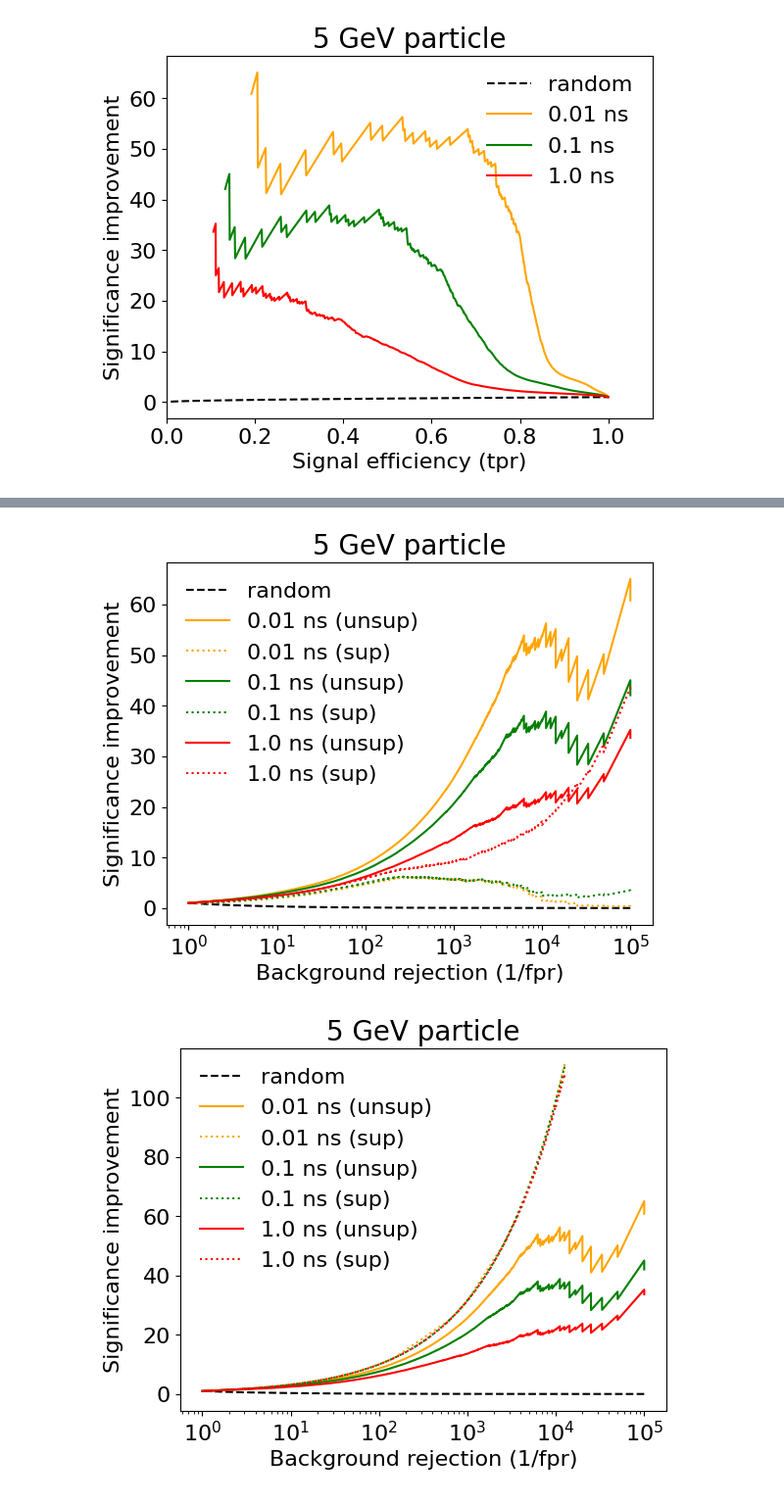
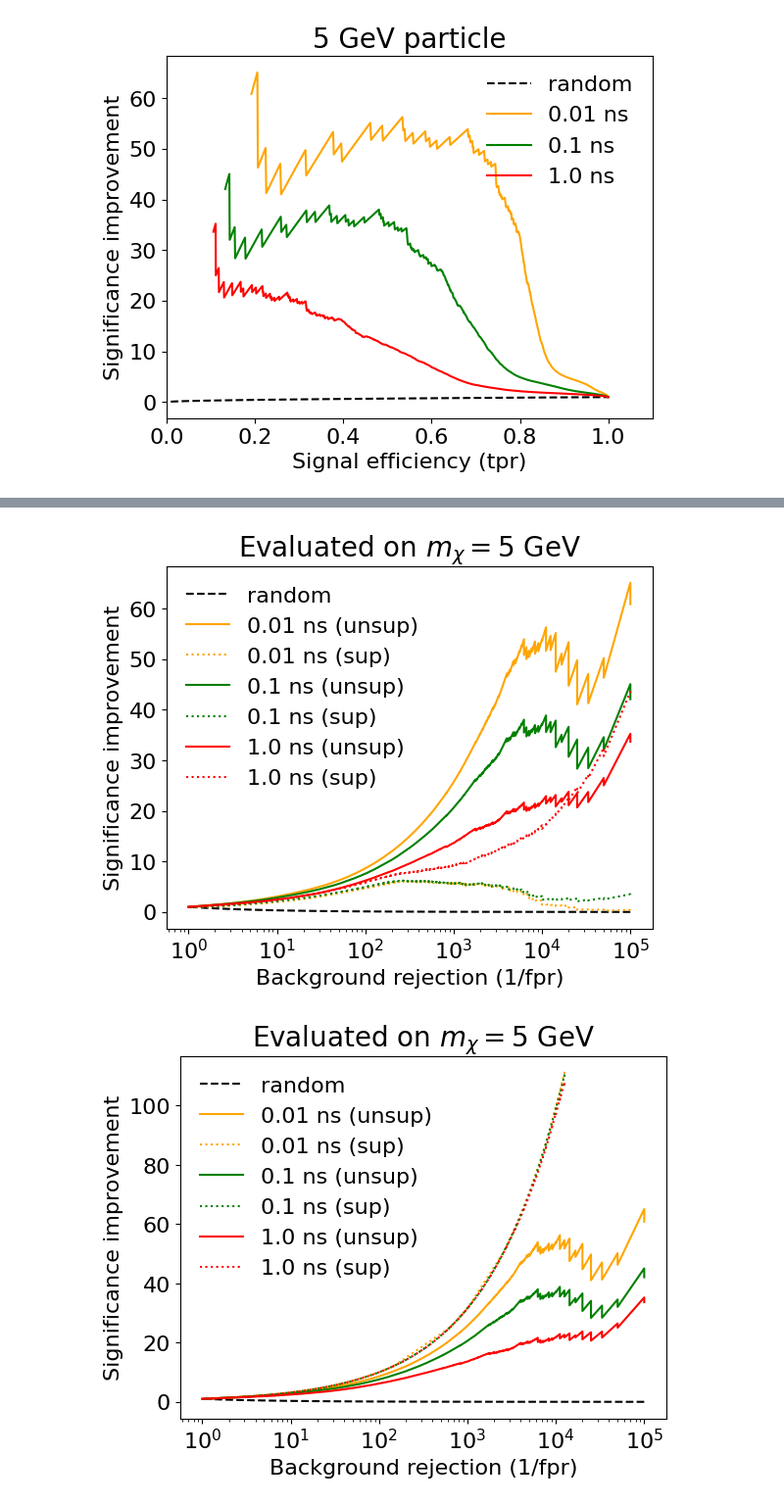
Before and after one commit to Ian-Pang/AD_with_CF, a Jupyter notebook: analysis_scripts/fixed_lifetime_analysis.ipynb, the cells around one changed output, grey strips where cells are left out. Shown at 98% size. Cells and saved outputs as stored; diff of their text form; code cells hidden in the pictures.

```diff
--- a/analysis_scripts/fixed_lifetime_analysis.ipynb
+++ b/analysis_scripts/fixed_lifetime_analysis.ipynb
@@ -273,9 +273,9 @@ for i in range(3):
     #plt.xlabel('Signal efficiency (tpr)', fontsize=16)
     plt.xlabel('Background rejection (1/fpr)', fontsize=16)
     plt.legend(fontsize=16,frameon=False)
-    plt.title(r'$5\times 10^{-2}$ GeV particle', fontsize=20)
+    plt.title(r'Evaluated on $m_\chi=5\times 10^{-2}$ GeV', fontsize=20)
     plt.tick_params(axis='both', which='major', labelsize=16)
     #plt.xlim([0,1.1])
     plt.xscale('log')
-    plt.savefig("paper_plots/0_05GeV.png",dpi=300, bbox_inches='tight')
+    plt.savefig("paper_plots/0_05GeV.pdf",dpi=300, bbox_inches='tight')
 # %% [output]
@@ -400,9 +400,9 @@ for i in range(3):
     #plt.xlabel('Signal efficiency (tpr)', fontsize=16)
     plt.xlabel('Background rejection (1/fpr)', fontsize=16)
     plt.legend(fontsize=16,frameon=False)
-    plt.title(r'$5\times 10^{-1}$ GeV particle', fontsize=20)
+    plt.title(r'Evaluated on $m_\chi=5\times 10^{-1}$ GeV', fontsize=20)
     plt.tick_params(axis='both', which='major', labelsize=16)
     #plt.xlim([0,1.1])
     plt.xscale('log')
-    plt.savefig("paper_plots/0_5GeV.png",dpi=300, bbox_inches='tight')
+    plt.savefig("paper_plots/0_5GeV.pdf",dpi=300, bbox_inches='tight')
 # %% [output]
@@ -528,9 +528,9 @@ for i in range(3):
     #plt.xlabel('Signal efficiency (tpr)', fontsize=16)
     plt.xlabel('Background rejection (1/fpr)', fontsize=16)
     plt.legend(fontsize=16,frameon=False)
-    plt.title(r'5 GeV particle', fontsize=20)
+    plt.title(r'Evaluated on $m_\chi=5$ GeV', fontsize=20)
     plt.tick_params(axis='both', which='major', labelsize=16)
     #plt.xlim([0,1.1])
-    plt.xscale('log')
-    plt.savefig("paper_plots/5GeV.png",dpi=300, bbox_inches='tight')
+    # plt.xscale('log')
+    plt.savefig("paper_plots/5GeV.pdf",dpi=300, bbox_inches='tight')
 # %% [output]
@@ -560,41 +560,41 @@ for i in range(3):
     #plt.xlabel('Signal efficiency (tpr)', fontsize=16)
     plt.xlabel('Background rejection (1/fpr)', fontsize=16)
     plt.legend(fontsize=16,frameon=False)
-    plt.title(r'5 GeV particle', fontsize=20)
+    plt.title(r'Evaluated on $m_\chi=5$ GeV', fontsize=20)
     plt.tick_params(axis='both', which='major', labelsize=16)
     #plt.xlim([0,1.1])
     plt.xscale('log')
-    plt.savefig("paper_plots/5GeV_sup.png",dpi=300, bbox_inches='tight')
+    plt.savefig("paper_plots/5GeV_sup.pdf",dpi=300, bbox_inches='tight')
 # %% [output]
-[figure, old version]
+[figure, new version]
 # %%
 #supervised  = ["lifetime_0.01ns_0.005GeV_sic.txt", "lifetime_0.1ns_0.005GeV_sic.txt", "lifetime_1ns_0.005GeV_sic.txt"]
 supervised_heavy_roc  = ["lifetime_0.01ns_5GeV_heavy_roc.txt", "lifetime_0.1ns_5GeV_heavy_roc.txt", "lifetime_1ns_5GeV_heavy_roc.txt"]
 
 label_str = ["0.01 ns (unsup)", "0.1 ns (unsup)", "1.0 ns (unsup)"]
 label_str_sup = ["0.01 ns (sup)", "0.1 ns (sup)", "1.0 ns (sup)"]
 color = ['orange','g','r']
 x = np.logspace(-5,0,100)
 _ = plt.plot(1/x, x/np.sqrt(x), label="random", c = 'k', linestyle = '--')
 for i in range(3):
     roc_curve = np.array(roc[i])
     tpr = roc_curve[:,0]
     fpr = roc_curve[:,1]
     label = label_str[i]
     _ = plt.plot(1/fpr, tpr/np.sqrt(fpr), label=label, c = color[i])
 
     #sup = np.loadtxt(supervised[i])
     sup_roc = np.loadtxt(supervised_heavy_roc[i])
     label_sup = label_str_sup[i]
     #_ = plt.plot(sup[0,:], sup[1,:], label=label_sup, c = color[i], linestyle='dashdot')
     _ = plt.plot(1/sup_roc[0,:], sup_roc[1,:]/np.sqrt(sup_roc[0,:]), label=label_sup, c = color[i], linestyle='dotted')
     plt.ylabel('Significance improvement', fontsize=16)
     #plt.xlabel('Signal efficiency (tpr)', fontsize=16)
     plt.xlabel('Background rejection (1/fpr)', fontsize=16)
     plt.legend(fontsize=16,frameon=False)
-    plt.title(r'5 GeV particle', fontsize=20)
+    plt.title(r'Evaluated on $m_\chi=5$ GeV', fontsize=20)
     plt.tick_params(axis='both', which='major', labelsize=16)
     plt.xscale('log')
-    plt.savefig("paper_plots/5GeV_heavy_sup.png",dpi=300, bbox_inches='tight')
+    plt.savefig("paper_plots/5GeV_heavy_sup.pdf",dpi=300, bbox_inches='tight')
 # %% [output]
-[figure, old version]
+[figure, new version]
```
Also changed, not shown: parts of 6 cells of this notebook.
